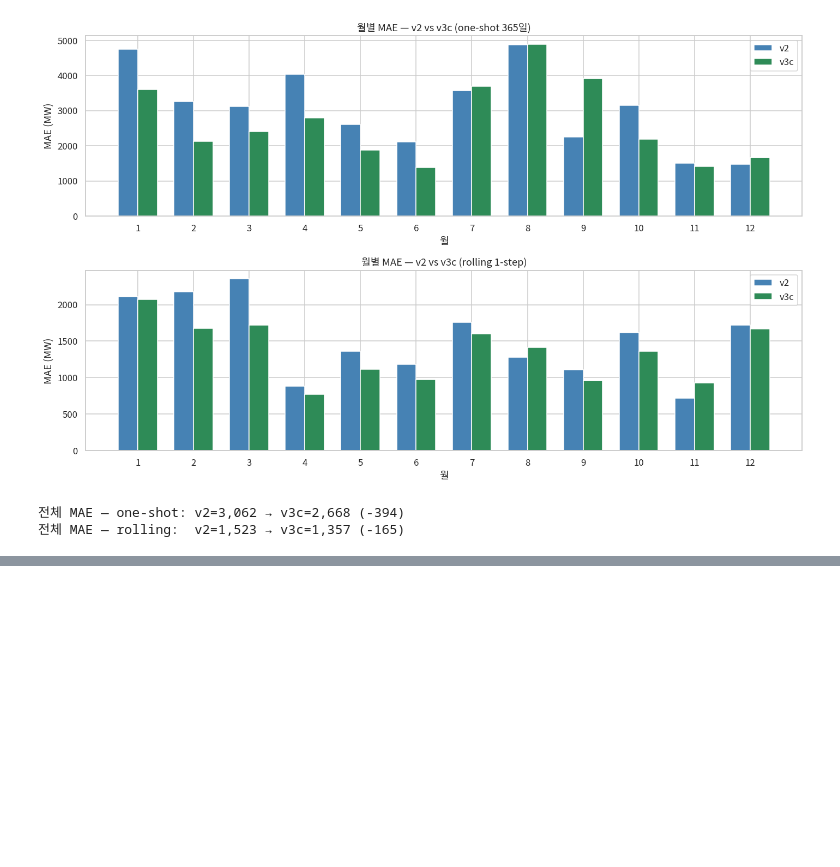
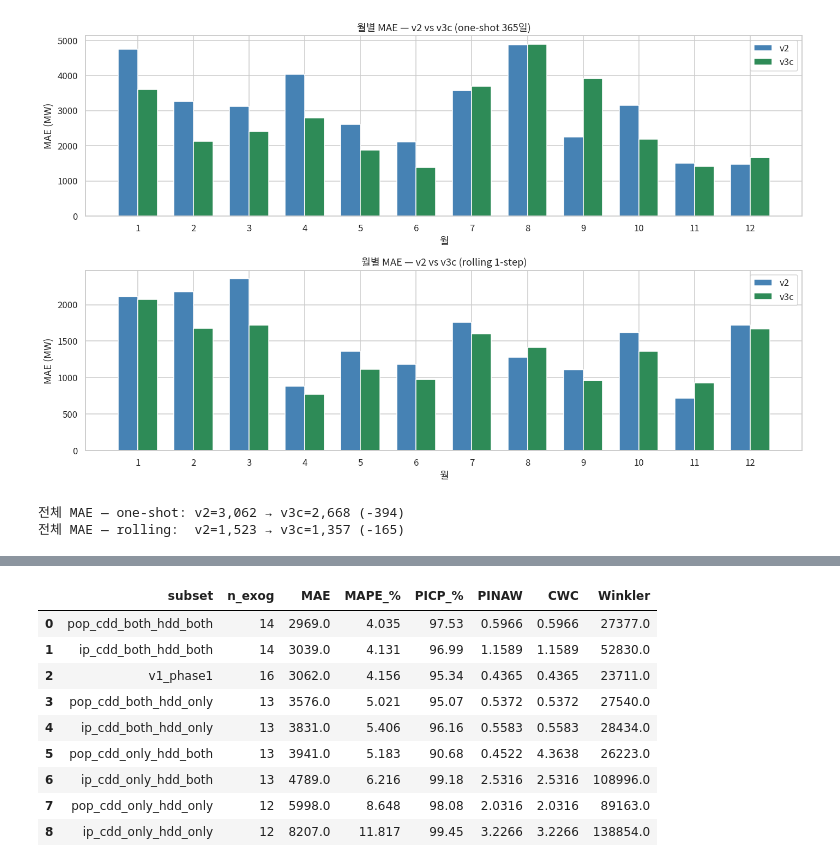
Before and after one commit to 1935138/timeseries-final, a Jupyter notebook: notebooks/modeling.ipynb, the cells around one changed output, grey strips where cells are left out. Cells and saved outputs as stored; diff of their text form; code cells hidden in the pictures; blank space fills up the shorter version.

```diff
--- a/notebooks/modeling.ipynb
+++ b/notebooks/modeling.ipynb
@@ -393,0 +419,20 @@ print(f"전체 MAE — rolling:  v2={v2_cmp['err_roll'].abs().mean():,.0f} → v
+# %%
+# v2 9개 서브셋의 PI 지표 (MAE 오름차순)
+v2_grid = pd.read_csv(ARIMAX_DIR / "v2_grid.csv", encoding="utf-8-sig")
+v2_pi = v2_grid[["subset", "n_exog", "MAE_2025", "MAPE_2025_%",
+                 "PI95_cov_%", "PINAW", "CWC", "Winkler"]].copy()
+v2_pi.columns = ["subset", "n_exog", "MAE", "MAPE_%",
+                 "PICP_%", "PINAW", "CWC", "Winkler"]
+v2_pi.round({"MAE": 0, "MAPE_%": 3, "PICP_%": 2,
+             "PINAW": 4, "CWC": 4, "Winkler": 0})
+# %% [output]
+|  | subset | n_exog | MAE | MAPE_% | PICP_% | PINAW | CWC | Winkler |
+| 0 | pop_cdd_both_hdd_both | 14 | 2969.0 | 4.035 | 97.53 | 0.5966 | 0.5966 | 27377.0 |
+| 1 | ip_cdd_both_hdd_both | 14 | 3039.0 | 4.131 | 96.99 | 1.1589 | 1.1589 | 52830.0 |
+| 2 | v1_phase1 | 16 | 3062.0 | 4.156 | 95.34 | 0.4365 | 0.4365 | 23711.0 |
+| 3 | pop_cdd_both_hdd_only | 13 | 3576.0 | 5.021 | 95.07 | 0.5372 | 0.5372 | 27540.0 |
+| 4 | ip_cdd_both_hdd_only | 13 | 3831.0 | 5.406 | 96.16 | 0.5583 | 0.5583 | 28434.0 |
+| 5 | pop_cdd_only_hdd_both | 13 | 3941.0 | 5.183 | 90.68 | 0.4522 | 4.3638 | 26223.0 |
+| 6 | ip_cdd_only_hdd_both | 13 | 4789.0 | 6.216 | 99.18 | 2.5316 | 2.5316 | 108996.0 |
+| 7 | pop_cdd_only_hdd_only | 12 | 5998.0 | 8.648 | 98.08 | 2.0316 | 2.0316 | 89163.0 |
+| 8 | ip_cdd_only_hdd_only | 12 | 8207.0 | 11.817 | 99.45 | 3.2266 | 3.2266 | 138854.0 |
```
Also changed, not shown: parts of 3 cells of this notebook, 7 other files.
